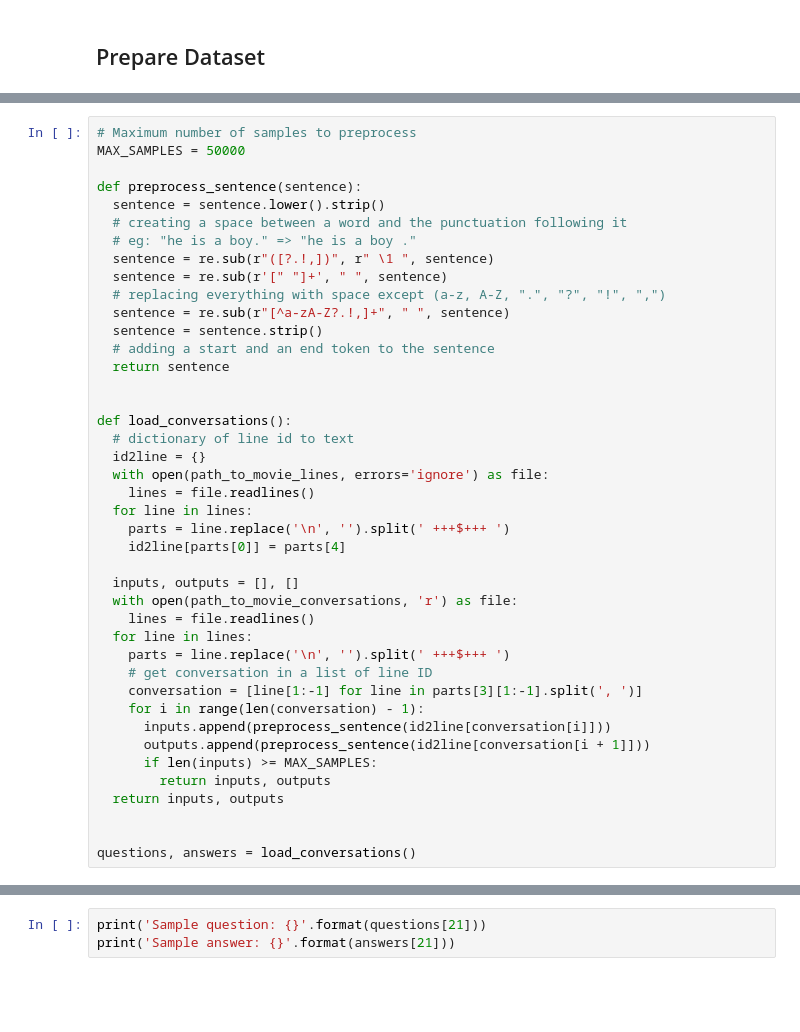
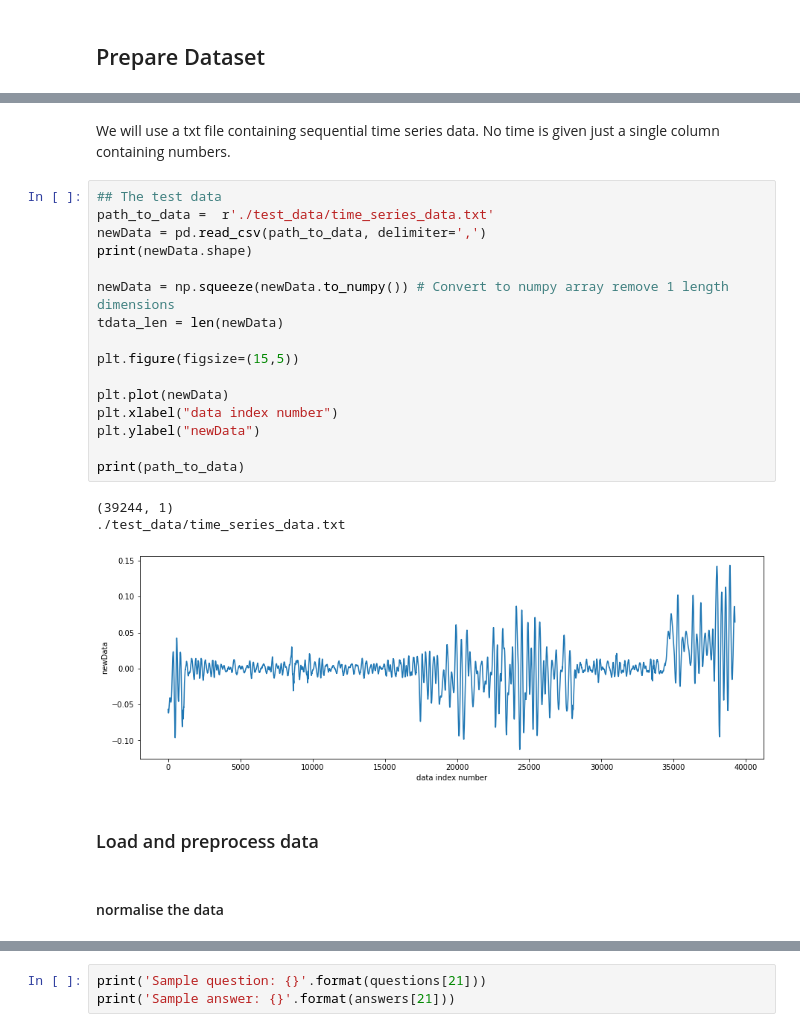
Before and after one commit to calumroy/time_series_transformer_tf2, a Jupyter notebook: transformer_time_series.ipynb, the cells around one changed output, grey strips where cells are left out. Saved outputs shown, nothing was run; the diff lists cells and outputs as text; blank space fills up the shorter version.

Commit message:
added test data

```diff
--- a/transformer_time_series.ipynb
+++ b/transformer_time_series.ipynb
@@ -69,42 +67,26 @@ We preprocess our dataset in the following order:
-# %%
-# Maximum number of samples to preprocess
-MAX_SAMPLES = 50000
-
-def preprocess_sentence(sentence):
-  sentence = sentence.lower().strip()
-  # creating a space between a word and the punctuation following it
-  # eg: "he is a boy." => "he is a boy ."
-  sentence = re.sub(r"([?.!,])", r" \1 ", sentence)
-  sentence = re.sub(r'[" "]+', " ", sentence)
-  # replacing everything with space except (a-z, A-Z, ".", "?", "!", ",")
-  sentence = re.sub(r"[^a-zA-Z?.!,]+", " ", sentence)
-  sentence = sentence.strip()
-  # adding a start and an end token to the sentence
-  return sentence
-
-
-def load_conversations():
-  # dictionary of line id to text
-  id2line = {}
-  with open(path_to_movie_lines, errors='ignore') as file:
-    lines = file.readlines()
-  for line in lines:
-    parts = line.replace('\n', '').split(' +++$+++ ')
-    id2line[parts[0]] = parts[4]
-
-  inputs, outputs = [], []
-  with open(path_to_movie_conversations, 'r') as file:
-    lines = file.readlines()
-  for line in lines:
-    parts = line.replace('\n', '').split(' +++$+++ ')
-    # get conversation in a list of line ID
-    conversation = [line[1:-1] for line in parts[3][1:-1].split(', ')]
-    for i in range(len(conversation) - 1):
-      inputs.append(preprocess_sentence(id2line[conversation[i]]))
-      outputs.append(preprocess_sentence(id2line[conversation[i + 1]]))
-      if len(inputs) >= MAX_SAMPLES:
-        return inputs, outputs
-  return inputs, outputs
-
-
-questions, answers = load_conversations()
+# %% [markdown]
+We will use a txt file containing sequential time series data. No time is given just a single column containing numbers.
+# %%
+## The test data
+path_to_data =  r'./test_data/time_series_data.txt'
+newData = pd.read_csv(path_to_data, delimiter=',')
+print(newData.shape)
+
+newData = np.squeeze(newData.to_numpy()) # Convert to numpy array remove 1 length dimensions
+tdata_len = len(newData)
+
+plt.figure(figsize=(15,5))
+
+plt.plot(newData)
+plt.xlabel("data index number")
+plt.ylabel("newData")
+
+print(path_to_data)
+# %% [output]
+(39244, 1)
+./test_data/time_series_data.txt
+[figure, added]
+# %% [markdown]
+### Load and preprocess data
+# %% [markdown]
+#### normalise the data
```
Also changed, not shown: parts of 8 cells of this notebook, 1 other file.
